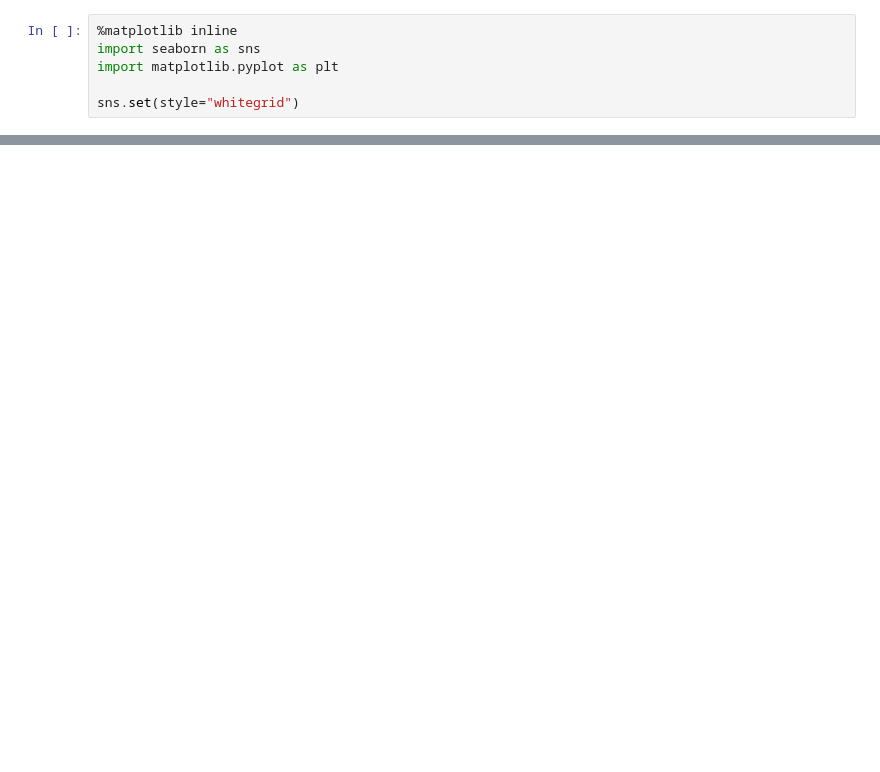
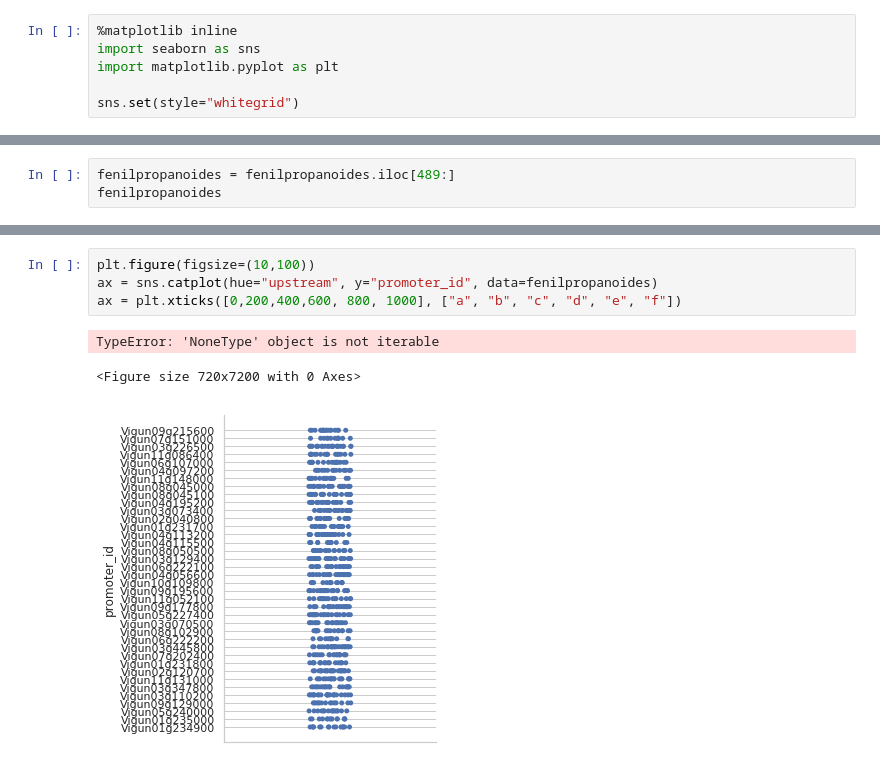
Before and after one commit to filipecmedeiros/PhytoProm, a Jupyter notebook: Data science/Processamento.ipynb, the cells around one changed output, grey strips where cells are left out. Cells and saved outputs as stored; diff of their text form; blank space fills up the shorter version.

```diff
--- a/Data science/Processamento.ipynb
+++ b/Data science/Processamento.ipynb
@@ -220,0 +223,3 @@ df.sort_values('lenght', ascending=False)
+# %%
+fenilpropanoides = fenilpropanoides.iloc[489:]
+fenilpropanoides
@@ -220,0 +245,8 @@ df.sort_values('lenght', ascending=False)
+# %%
+plt.figure(figsize=(10,100))
+ax = sns.catplot(hue="upstream", y="promoter_id", data=fenilpropanoides)
+ax = plt.xticks([0,200,400,600, 800, 1000], ["a", "b", "c", "d", "e", "f"])
+# %% [output]
+TypeError: 'NoneType' object is not iterable
+<Figure size 720x7200 with 0 Axes>
+[figure, added]
```
Also changed, not shown: parts of 4 cells of this notebook, 14 other files.
